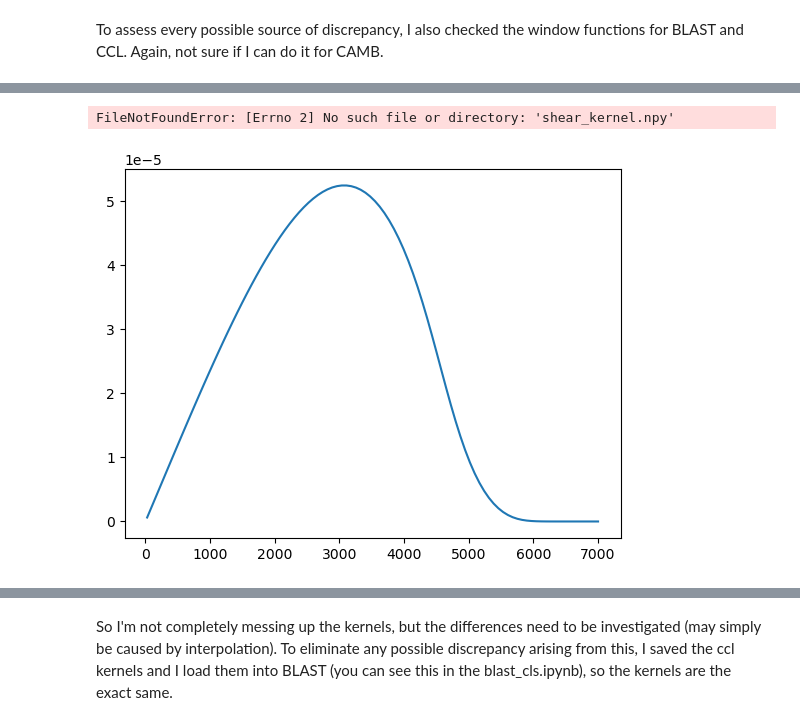
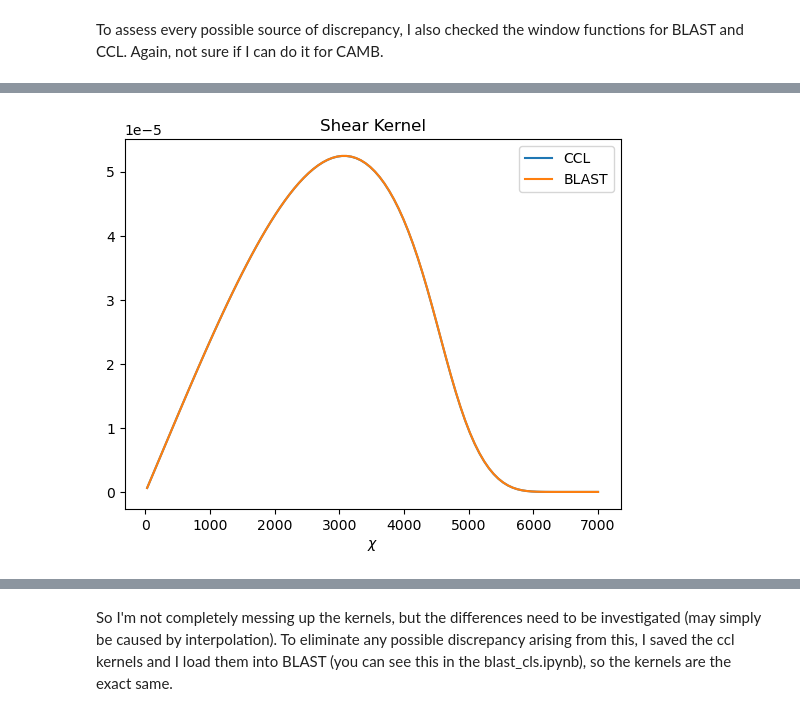
Before and after one commit to sofiachiarenza/Blastoise, a Jupyter notebook: overview.ipynb, the cells around one changed output, grey strips where cells are left out. Drawn from its saved outputs; the diff is of its cells as text; code cells hidden in the pictures.

```diff
--- a/overview.ipynb
+++ b/overview.ipynb
@@ -235,13 +233,12 @@ NameError: name 'blast_gal' is not defined
 # %%
 plt.plot(chi, ccls.get_kernel(chi)[0,:], label="CCL")
-blast_sh = np.load("shear_kernel.npy")
+blast_sh = np.load("data/shear_kernel.npy")
 plt.plot(chi, blast_sh, label="BLAST")
 plt.xlabel(r"$\chi$")
 plt.legend()
 plt.title("Shear Kernel");
 # %% [output]
-FileNotFoundError: [Errno 2] No such file or directory: 'shear_kernel.npy'
-[figure, old version]
+[figure, new version]
 # %%
 plt.plot(chi, 100*(1-blast_sh/ccls.get_kernel(chi)[0,:]))
 plt.xlim((26, 5500))
```
Also changed, not shown: parts of 21 cells of this notebook, 2 other files.
